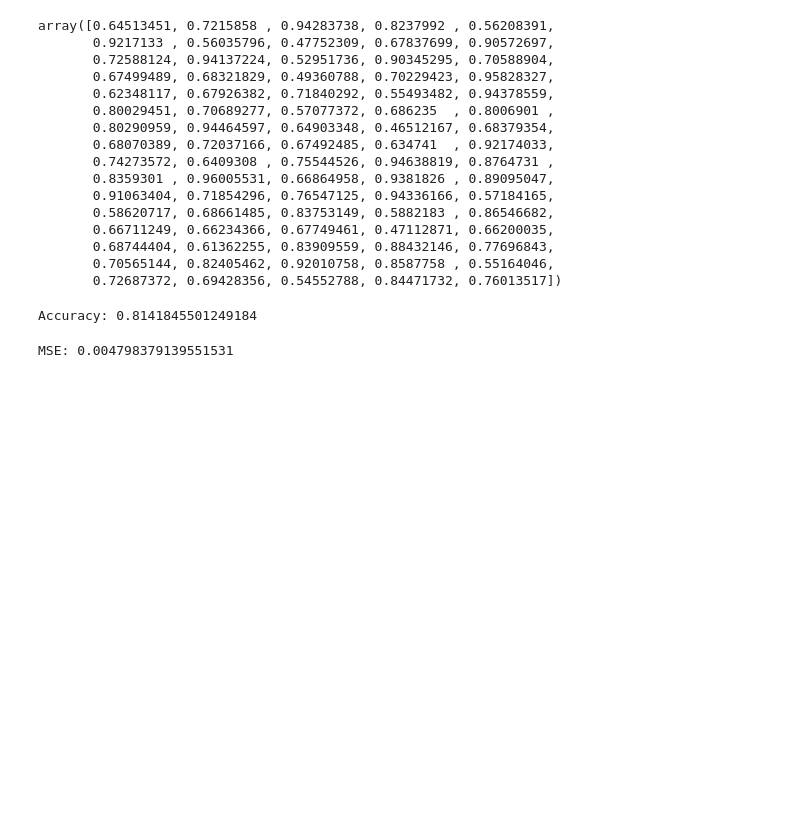
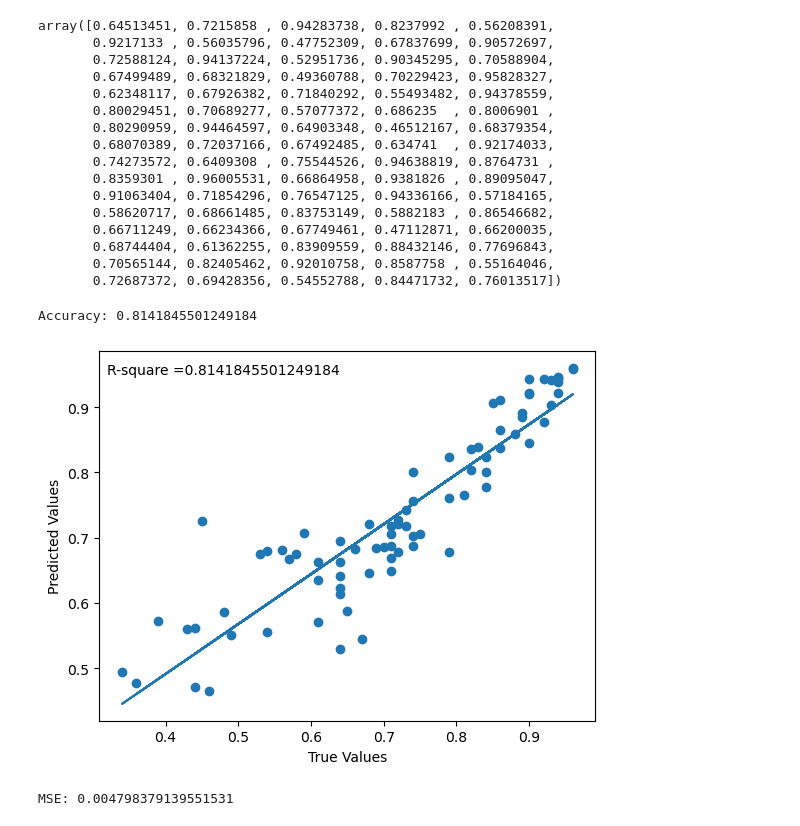
Before and after one commit to m51k/AcceptAssist, a Jupyter notebook: ML/Random_Forest/randomForest.ipynb, the cells around one changed output. Drawn from its saved outputs; the diff is of its cells as text; code cells hidden in the pictures; blank space fills up the shorter version.

```diff
--- a/ML/Random_Forest/randomForest.ipynb
+++ b/ML/Random_Forest/randomForest.ipynb
@@ -35,16 +36,15 @@ y = data.iloc[:, 8].values # select 8th column
 X_train, X_test, y_train, y_test = train_test_split(X, y, test_size=0.2, random_state=42)
 # %%
 # create the random forest regressor object
-regressor = RandomForestRegressor(n_estimators=100, max_depth=5, random_state=42)
+model = RandomForestRegressor(n_estimators=100, max_depth=5, random_state=42)
 # %%
 # train the model using the training sets
-regressor.fit(X_train, y_train)
-# history = regressor.fit(X_train, y_train, epochs=100, batch_size=10, validation_data=(X_test, y_test))
+model.fit(X_train, y_train)
 # %% [output]
 RandomForestRegressor(max_depth=5, random_state=42)
 # %%
 # make predictions on the testing set
-y_pred = regressor.predict(X_test)
+y_pred = model.predict(X_test)
 y_pred
 # %% [output]
 array([0.64513451, 0.7215858 , 0.94283738, 0.8237992 , 0.56208391,
@@ -69,6 +69,18 @@ accuracy = r2_score(y_test, y_pred)
 print("Accuracy:", accuracy)
 # %% [output]
 Accuracy: 0.8141845501249184
+# %%
+a, b = np.polyfit(y_test, y_pred, 1)
+
+plt.scatter(y_test, y_pred)
+plt.xlabel('True Values')
+plt.ylabel('Predicted Values')
+plt.plot(y_test, a*y_test+b)
+plt.text(0.32, 0.95, 'R-square =' + str(accuracy))
+
+plt.show()
+# %% [output]
+[figure, added]
 # %%
 # predict Mean squared error (MSE)
 mse = mean_squared_error(y_test, y_pred)
```
Also changed, not shown: parts of 2 cells of this notebook, 7 other files.
